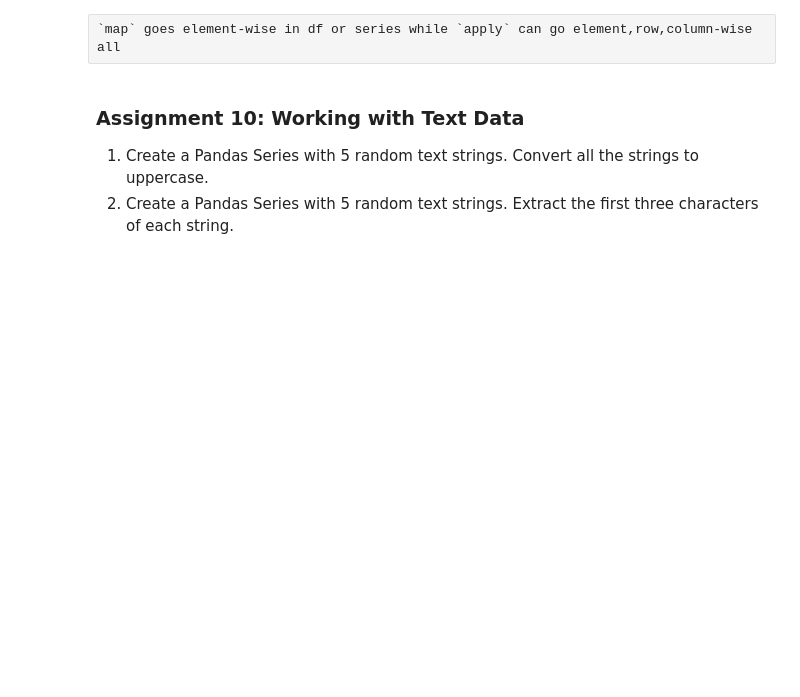
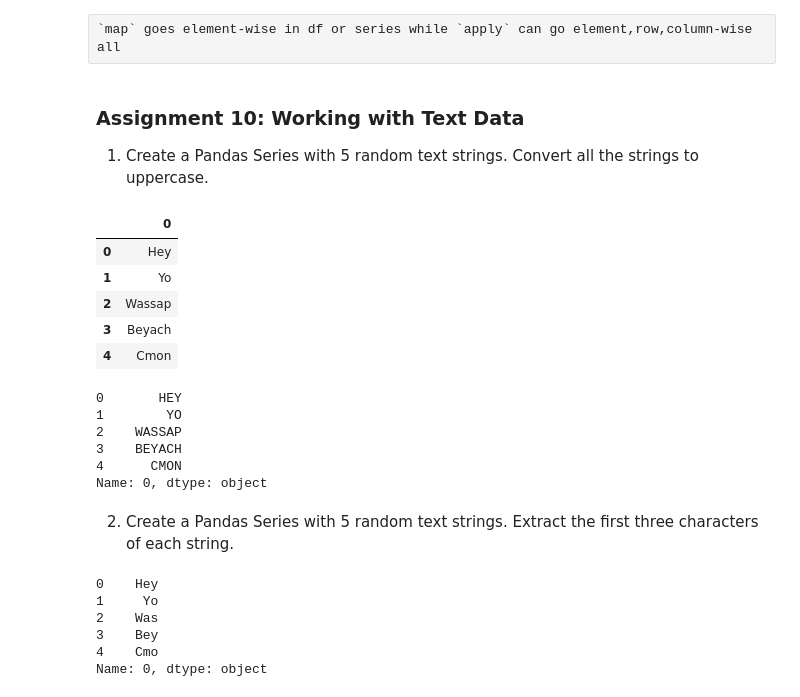
Before and after one commit to ArunNegi112/Python-Learning-Path-Topic-Wise-Assignments, a Jupyter notebook: Assignments/numpypandasassignments/pandasasssignments.ipynb, the cells around one changed output. Drawn from its saved outputs; the diff is of its cells as text; code cells hidden in the pictures; blank space fills up the shorter version.

Commit message:
Solved Q10 string function on series

```diff
--- a/Assignments/numpypandasassignments/pandasasssignments.ipynb
+++ b/Assignments/numpypandasassignments/pandasasssignments.ipynb
@@ -771,4 +771,35 @@ dtype: int64
 ### Assignment 10: Working with Text Data
 
 1. Create a Pandas Series with 5 random text strings. Convert all the strings to uppercase.
-2. Create a Pandas Series with 5 random text strings. Extract the first three characters of each string.
+# %%
+df10 = pd.DataFrame(data=['Hey','Yo','Wassap','Beyach','Cmon'])
+df10
+# %% [output]
+|  | 0 |
+| 0 | Hey |
+| 1 | Yo |
+| 2 | Wassap |
+| 3 | Beyach |
+| 4 | Cmon |
+# %%
+# 'str' lets us apply string functions on series
+df10[0].str.upper()
+# %% [output]
+0       HEY
+1        YO
+2    WASSAP
+3    BEYACH
+4      CMON
+Name: 0, dtype: object
+# %% [markdown]
+
+2. Create a Pandas Series with 5 random text strings. Extract the first three characters of each string.
+# %%
+df10[0].str[:3]
+# %% [output]
+0    Hey
+1     Yo
+2    Was
+3    Bey
+4    Cmo
+Name: 0, dtype: object
```
